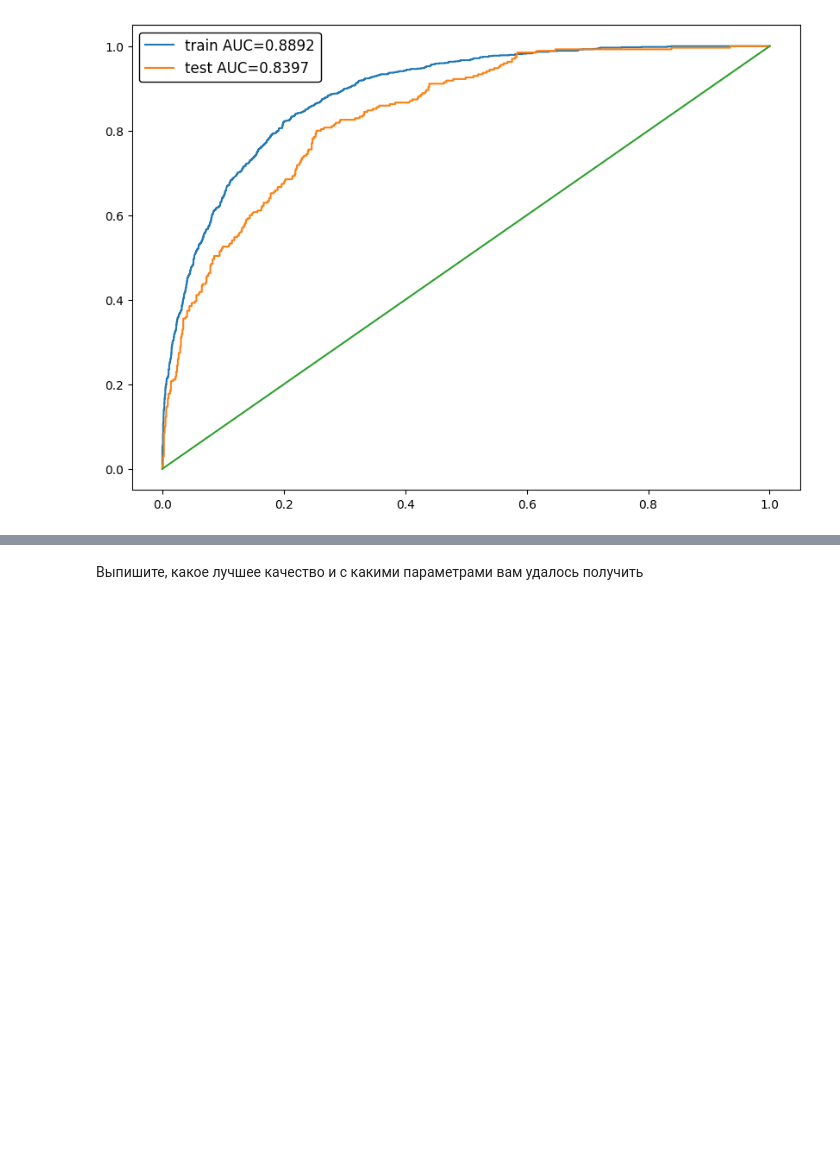
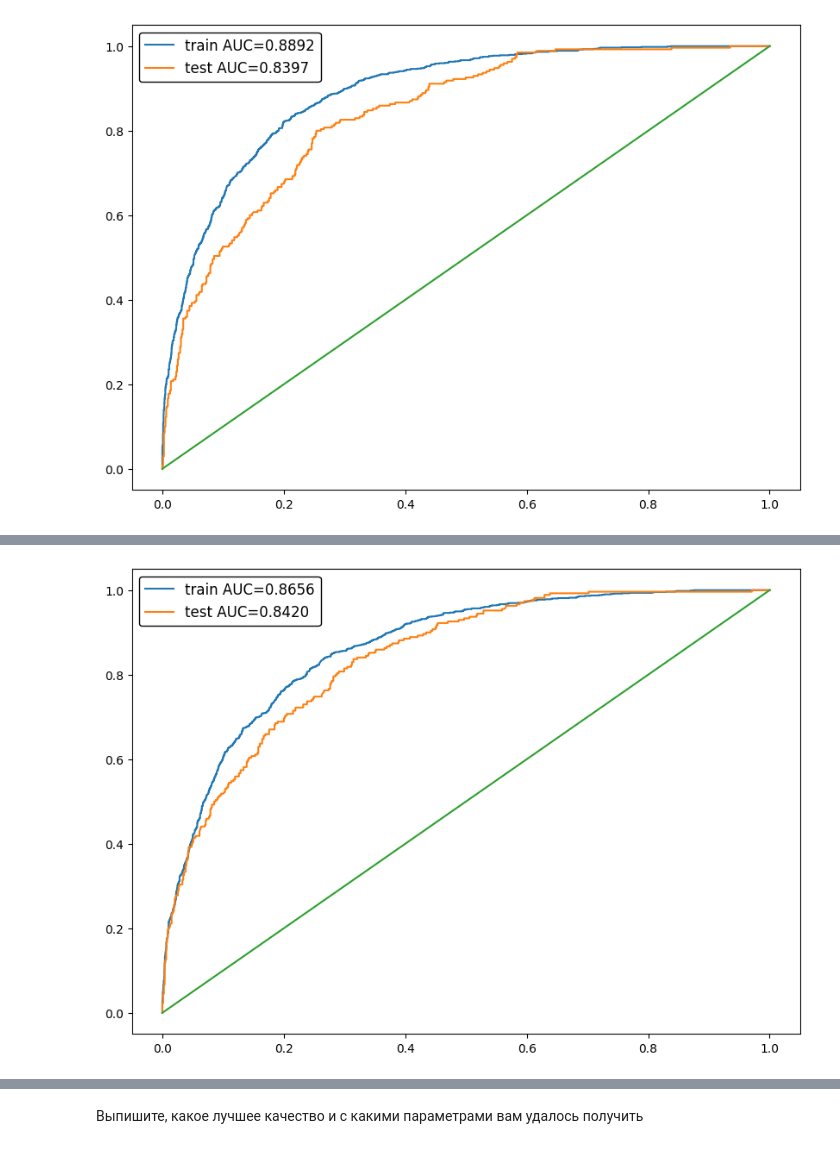
Before and after one commit to apodvoisky/DLS2023, a Jupyter notebook: hw_kaggle.ipynb, the cells around one changed output, grey strips where cells are left out. Cells and saved outputs as stored; diff of their text form; code cells hidden in the pictures; blank space fills up the shorter version.

```diff
--- a/hw_kaggle.ipynb
+++ b/hw_kaggle.ipynb
@@ -460,3 +460,24 @@ plt.plot(np.linspace(0,1,100), np.linspace(0,1,100))
 plt.show()
 # %% [output]
 [figure]
+# %%
+model = catboost.CatBoostClassifier(
+    cat_features=cat_cols)
+
+parameters = {'depth'         : [6, 7, 8,],
+              'learning_rate' : [0.79, 0.0805, 0.081],
+              'iterations'    : [75, 80],
+              'random_state'  : [42],
+              }
+
+result = GridSearchCV(
+    estimator=model,
+    param_grid = parameters,
+    cv = 2,
+    n_jobs=-1)
+result.fit(X_train_origin, y_train)
+
+print("Results from Grid Search")
+print("\n The best estimator across ALL searched params:\n",result.best_estimator_)
+print("\n The best score across ALL searched params:\n",result.best_score_)
+print("\n The best parameters across ALL searched params:\n",result.best_params_)
@@ -462,0 +502,20 @@ plt.show()
+# %%
+best_model = result.best_estimator_
+y_train_predicted = best_model.predict_proba(X_train_origin)[:, 1]
+y_test_predicted = best_model.predict_proba(X_test_origin)[:, 1]
+# %%
+from sklearn.metrics import roc_auc_score, roc_curve
+
+train_auc = roc_auc_score(y_train, y_train_predicted)
+test_auc = roc_auc_score(y_test, y_test_predicted)
+
+plt.figure(figsize=(10,7))
+plt.plot(*roc_curve(y_train, y_train_predicted)[:2], label='train AUC={:.4f}'.format(train_auc))
+plt.plot(*roc_curve(y_test, y_test_predicted)[:2], label='test AUC={:.4f}'.format(test_auc))
+legend_box = plt.legend(fontsize='large', framealpha=1).get_frame()
+legend_box.set_facecolor("white")
+legend_box.set_edgecolor("black")
+plt.plot(np.linspace(0,1,100), np.linspace(0,1,100))
+plt.show()
+# %% [output]
+[figure, added]
```
Also changed, not shown: parts of 3 cells of this notebook.
